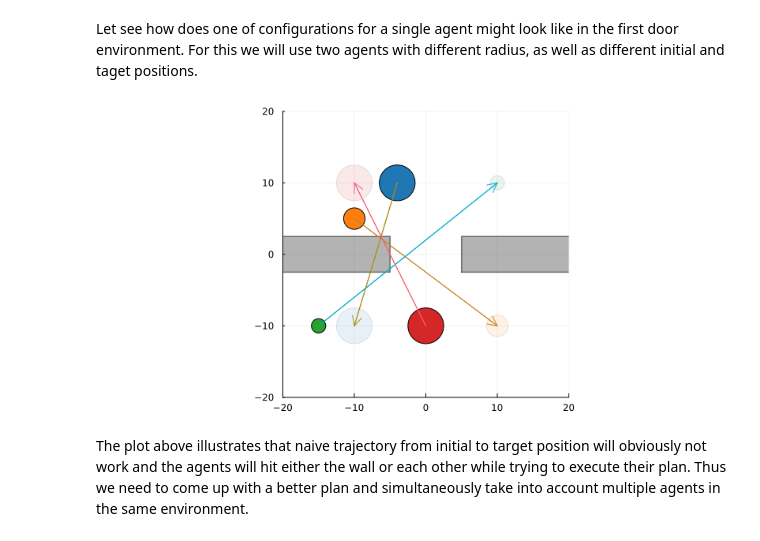
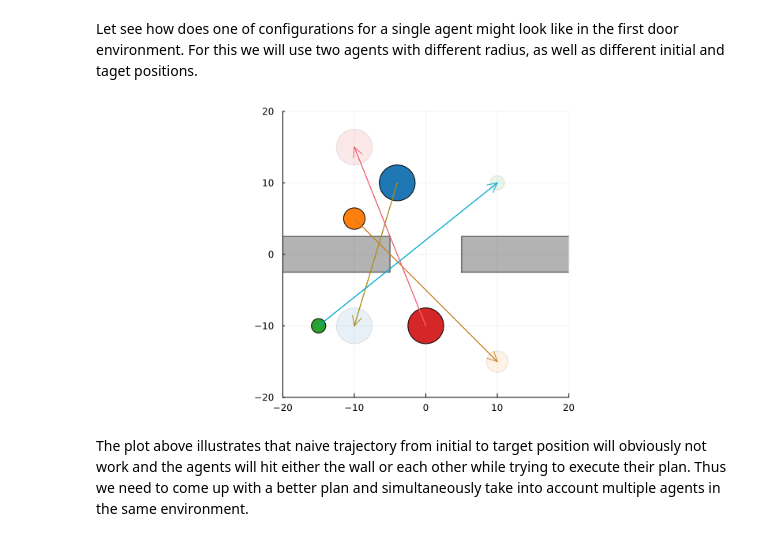
Before and after one commit to ReactiveBayes/RxInferExamples.jl, a Jupyter notebook: examples/Advanced Examples/Multi-agent Trajectory Planning/Multi-agent Trajectory Planning.ipynb, the cells around one changed output. Drawn from its saved outputs; the diff is of its cells as text; code cells hidden in the pictures.

```diff
--- a/examples/Advanced Examples/Multi-agent Trajectory Planning/Multi-agent Trajectory Planning.ipynb
+++ b/examples/Advanced Examples/Multi-agent Trajectory Planning/Multi-agent Trajectory Planning.ipynb
@@ -147,28 +147,28 @@ Let see how does one of configurations for a single agent might look like in the
 # %%
 function plot_agent_naive_plan!(p, agent; color = "blue")
     plot_marker_at_position!(p, agent.radius, agent.initial_position, color = color)
     plot_marker_at_position!(p, agent.radius, agent.target_position, color = color, alpha = 0.1)
     quiver!(p, [ agent.initial_position[1] ], [ agent.initial_position[2] ], quiver = ([ agent.target_position[1] - agent.initial_position[1] ], [ agent.target_position[2] -  agent.initial_position[2] ]))
 end
 
 let pe = plot_environment(door_environment)
     agents = [
         Agent(radius = 2.5, initial_position = (-4, 10), target_position = (-10, -10)),
-        Agent(radius = 1.5, initial_position = (-10, 5), target_position = (10, -10)),
+        Agent(radius = 1.5, initial_position = (-10, 5), target_position = (10, -15)),
         Agent(radius = 1.0, initial_position = (-15, -10), target_position = (10, 10)),
-        Agent(radius = 2.5, initial_position = (0, -10), target_position = (-10, 10))
+        Agent(radius = 2.5, initial_position = (0, -10), target_position = (-10, 15))
     ]
 
     colors = Plots.palette(:tab10)
 
     for (k, agent) in enumerate(agents)
         plot_agent_naive_plan!(pe, agent, color = colors[k])
     end
 
     pe
 end
 # %% [output]
-[figure, old version]
+[figure, new version]
 # %% [markdown]
 The plot above illustrates that naive trajectory from initial to target position will obviously not work and the agents will hit either the wall or each other while trying to execute their plan. Thus we need to come up with a better plan and simultaneously take into account multiple agents in the same environment.
 # %% [markdown]
```
Also changed, not shown: parts of 23 cells of this notebook, 6 other files.
